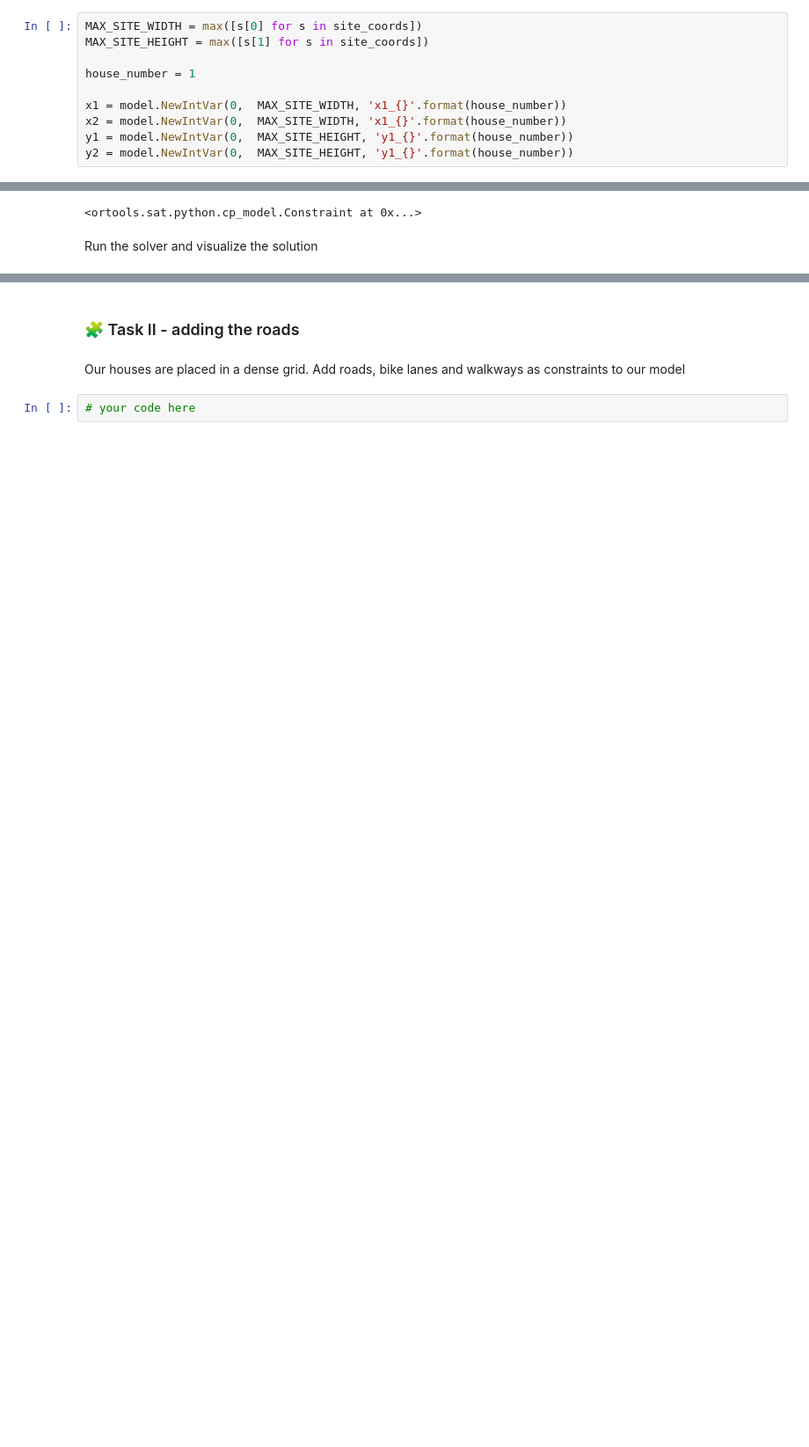
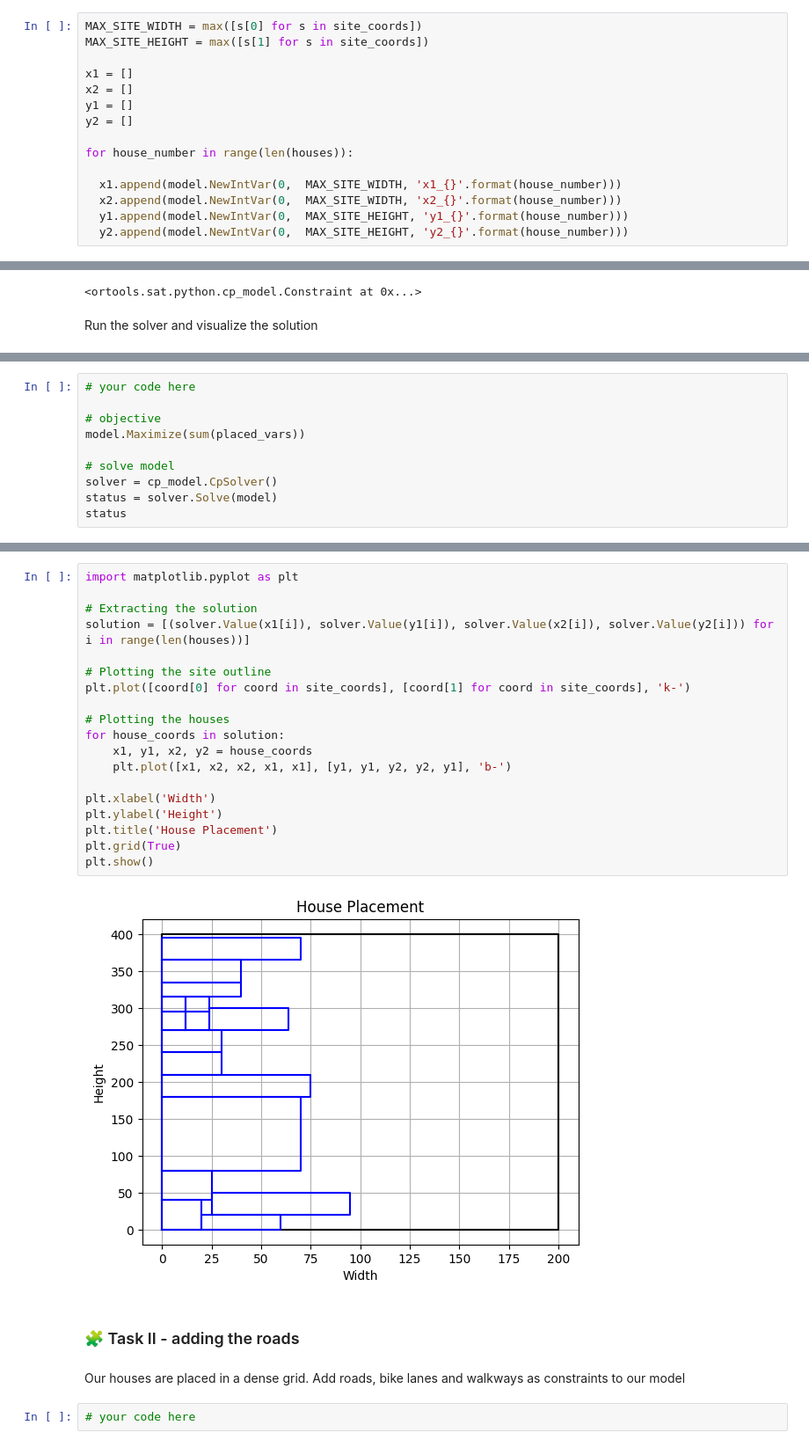
Before and after one commit to yassikazem/IAAC---AI-, a Jupyter notebook: quickstarts/03_optimization.ipynb, the cells around one changed output, grey strips where cells are left out. Shown at 88% size. Saved outputs shown, nothing was run; the diff lists cells and outputs as text; blank space fills up the shorter version.

```diff
--- a/quickstarts/03_optimization.ipynb
+++ b/quickstarts/03_optimization.ipynb
@@ -248,12 +264,17 @@ Building variables for one house (let's take number 1):
 MAX_SITE_WIDTH = max([s[0] for s in site_coords])
 MAX_SITE_HEIGHT = max([s[1] for s in site_coords])
 
-house_number = 1
+x1 = []
+x2 = []
+y1 = []
+y2 = []
 
-x1 = model.NewIntVar(0,  MAX_SITE_WIDTH, 'x1_{}'.format(house_number))
-x2 = model.NewIntVar(0,  MAX_SITE_WIDTH, 'x1_{}'.format(house_number))
-y1 = model.NewIntVar(0,  MAX_SITE_HEIGHT, 'y1_{}'.format(house_number))
-y2 = model.NewIntVar(0,  MAX_SITE_HEIGHT, 'y1_{}'.format(house_number))
+for house_number in range(len(houses)):
+
+  x1.append(model.NewIntVar(0,  MAX_SITE_WIDTH, 'x1_{}'.format(house_number)))
+  x2.append(model.NewIntVar(0,  MAX_SITE_WIDTH, 'x2_{}'.format(house_number)))
+  y1.append(model.NewIntVar(0,  MAX_SITE_HEIGHT, 'y1_{}'.format(house_number)))
+  y2.append(model.NewIntVar(0,  MAX_SITE_HEIGHT, 'y2_{}'.format(house_number)))
 # %%
 # interval variables
 # Arguments: start, size, end, whether it is placed, variable name
@@ -284,0 +329,10 @@ Run the solver and visualize the solution
+# %%
+# your code here
+
+# objective
+model.Maximize(sum(placed_vars))
+
+# solve model
+solver = cp_model.CpSolver()
+status = solver.Solve(model)
+status
@@ -285,3 +345,24 @@ Run the solver and visualize the solution
+# %%
+import matplotlib.pyplot as plt
+
+# Extracting the solution
+solution = [(solver.Value(x1[i]), solver.Value(y1[i]), solver.Value(x2[i]), solver.Value(y2[i])) for i in range(len(houses))]
+
+# Plotting the site outline
+plt.plot([coord[0] for coord in site_coords], [coord[1] for coord in site_coords], 'k-')
+
+# Plotting the houses
+for house_coords in solution:
+    x1, y1, x2, y2 = house_coords
+    plt.plot([x1, x2, x2, x1, x1], [y1, y1, y2, y2, y1], 'b-')
+
+plt.xlabel('Width')
+plt.ylabel('Height')
+plt.title('House Placement')
+plt.grid(True)
+plt.show()
+# %% [output]
+[figure, added]
 # %% [markdown]
 ### 🧩 Task II - adding the roads
 # %% [markdown]
```
Also changed, not shown: parts of 12 cells of this notebook.
